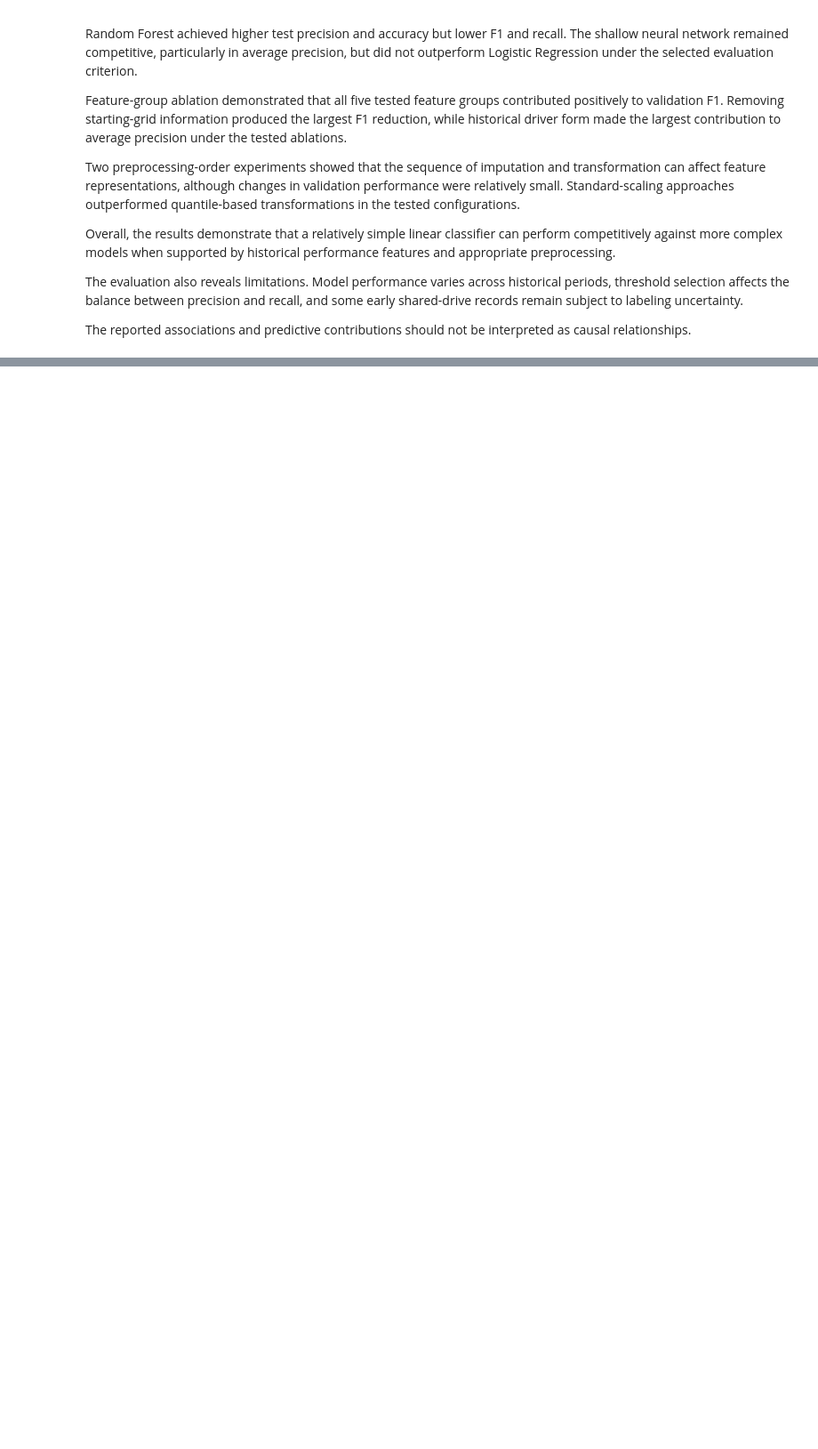
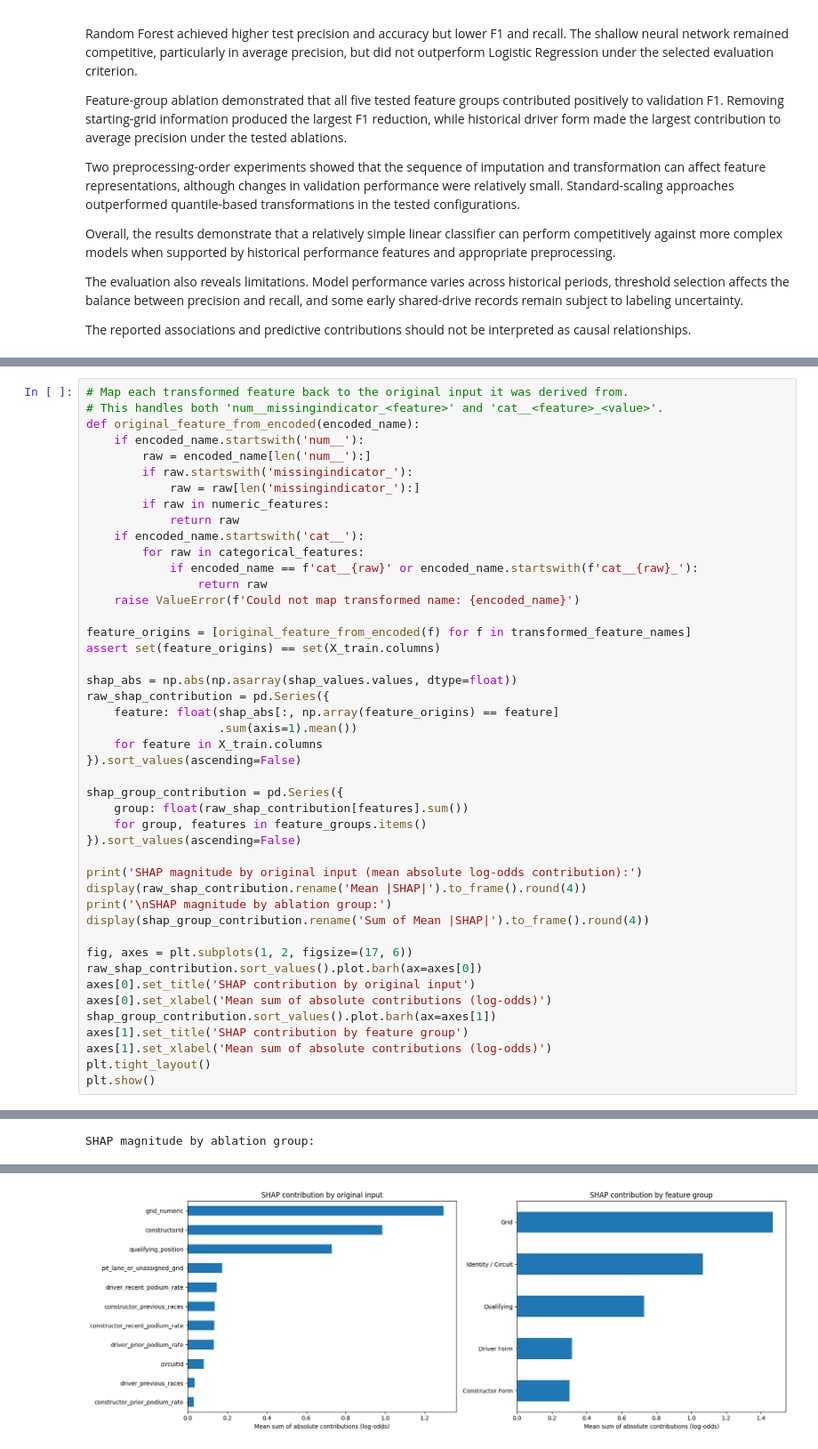
Before and after one commit to MalakAmrAlarnaouty/ACL_Project, a Jupyter notebook: ACL Milestone 1.ipynb, the cells around one changed output, grey strips where cells are left out. Shown at 89% size. Saved outputs shown, nothing was run; the diff lists cells and outputs as text; blank space fills up the shorter version.

```diff
--- a/ACL Milestone 1.ipynb
+++ b/ACL Milestone 1.ipynb
@@ -6647,0 +6920,46 @@ The reported associations and predictive contributions should not be interpreted
+# %%
+# Map each transformed feature back to the original input it was derived from.
+# This handles both 'num__missingindicator_<feature>' and 'cat__<feature>_<value>'.
+def original_feature_from_encoded(encoded_name):
+    if encoded_name.startswith('num__'):
+        raw = encoded_name[len('num__'):]
+        if raw.startswith('missingindicator_'):
+            raw = raw[len('missingindicator_'):]
+        if raw in numeric_features:
+            return raw
+    if encoded_name.startswith('cat__'):
+        for raw in categorical_features:
+            if encoded_name == f'cat__{raw}' or encoded_name.startswith(f'cat__{raw}_'):
+                return raw
+    raise ValueError(f'Could not map transformed name: {encoded_name}')
+
+feature_origins = [original_feature_from_encoded(f) for f in transformed_feature_names]
+assert set(feature_origins) == set(X_train.columns)
+
+shap_abs = np.abs(np.asarray(shap_values.values, dtype=float))
+raw_shap_contribution = pd.Series({
+    feature: float(shap_abs[:, np.array(feature_origins) == feature]
+                   .sum(axis=1).mean())
+    for feature in X_train.columns
+}).sort_values(ascending=False)
+
+shap_group_contribution = pd.Series({
+    group: float(raw_shap_contribution[features].sum())
+    for group, features in feature_groups.items()
+}).sort_values(ascending=False)
+
+print('SHAP magnitude by original input (mean absolute log-odds contribution):')
+display(raw_shap_contribution.rename('Mean |SHAP|').to_frame().round(4))
+print('\nSHAP magnitude by ablation group:')
+display(shap_group_contribution.rename('Sum of Mean |SHAP|').to_frame().round(4))
+
+fig, axes = plt.subplots(1, 2, figsize=(17, 6))
+raw_shap_contribution.sort_values().plot.barh(ax=axes[0])
+axes[0].set_title('SHAP contribution by original input')
+axes[0].set_xlabel('Mean sum of absolute contributions (log-odds)')
+shap_group_contribution.sort_values().plot.barh(ax=axes[1])
+axes[1].set_title('SHAP contribution by feature group')
+axes[1].set_xlabel('Mean sum of absolute contributions (log-odds)')
+plt.tight_layout()
+plt.show()
+# %% [output]
@@ -6647,0 +6979 @@ The reported associations and predictive contributions should not be interpreted
+SHAP magnitude by ablation group:
@@ -6647,0 +6986 @@ The reported associations and predictive contributions should not be interpreted
+[figure, added]
```
Also changed, not shown: parts of 26 cells of this notebook.
